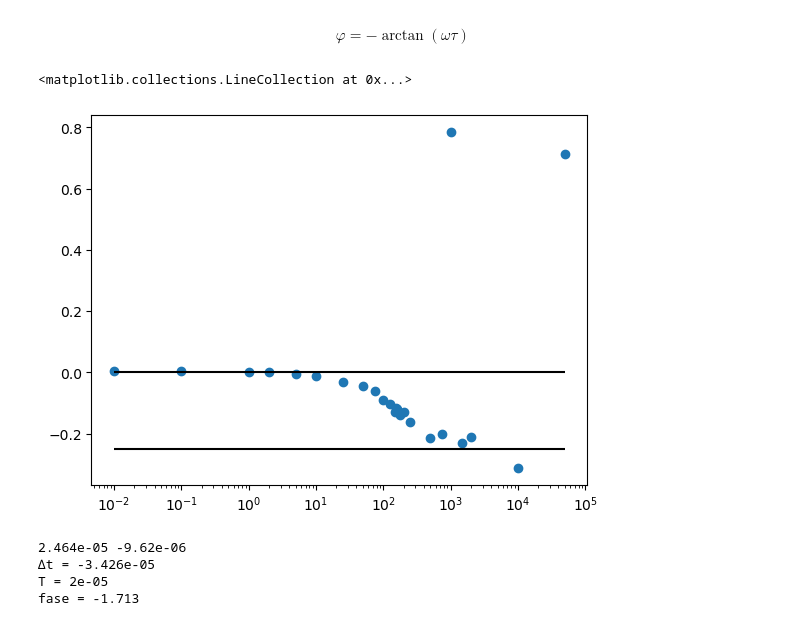
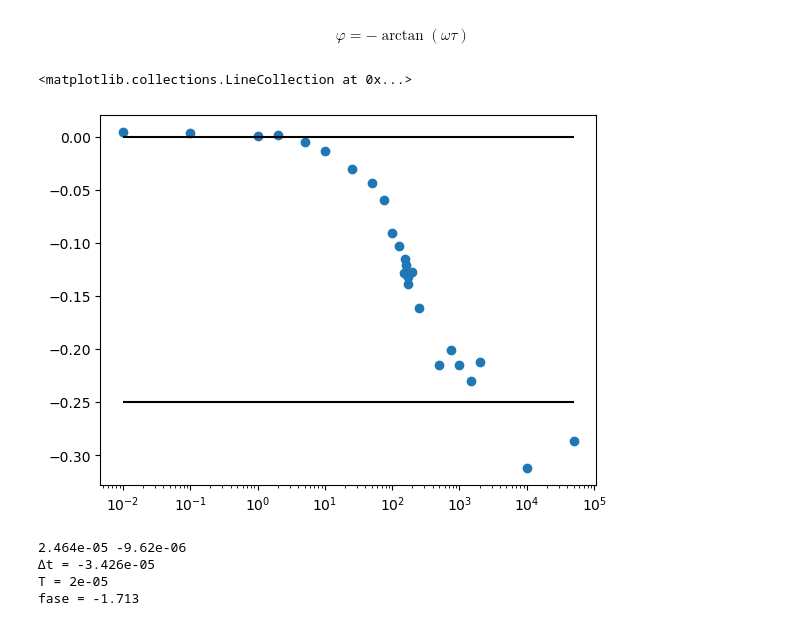
Before and after one commit to RBerga06/unipr-clt-fisica, a Jupyter notebook: lab2/exp4/exp4.ipynb, the cells around one changed output. Drawn from its saved outputs; the diff is of its cells as text; code cells hidden in the pictures.

```diff
--- a/lab2/exp4/exp4.ipynb
+++ b/lab2/exp4/exp4.ipynb
@@ -98,19 +98,19 @@ $$\varphi = - \arctan\left(\omega \tau\right)$$
 # %%
 freqs = []
 fasi = []
 for (f, (t, ch1, ch2, _)) in files1mod:
     freqs.append(f)
     fase = (t[np.nanargmax(ch1)] - t[np.nanargmax(ch2)]) * f
-    if fase > 0.5: fase -= 1
+    while fase > 0.5: fase -= 1
     if fase < -1: fase += 1
     fasi.append(fase)
 
 plt.scatter(freqs, fasi)
 plt.xscale("log")
 plt.hlines([0, -.25], np.min(freqs), np.max(freqs), color="k")
 # %% [output]
 <matplotlib.collections.LineCollection at 0x...>
-[figure, old version]
+[figure, new version]
 # %%
 (f, (t, ch1, ch2mod, _)) = files1mod[19]
 plt.plot(t, ch1)
```
